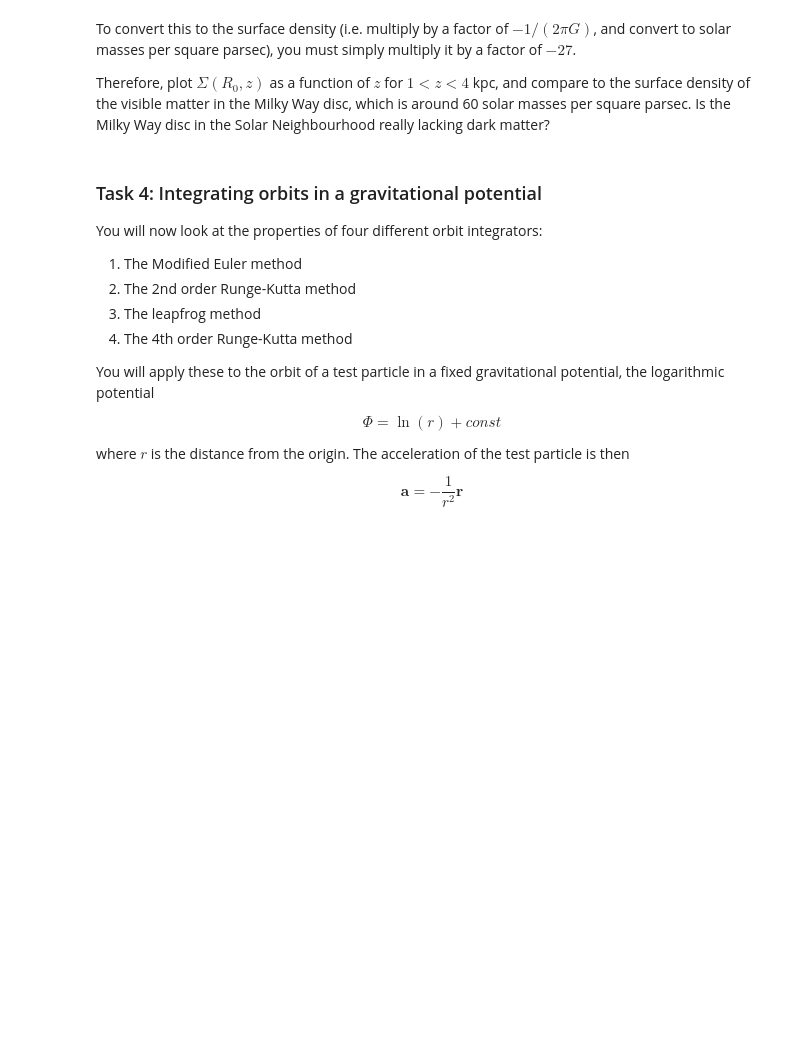
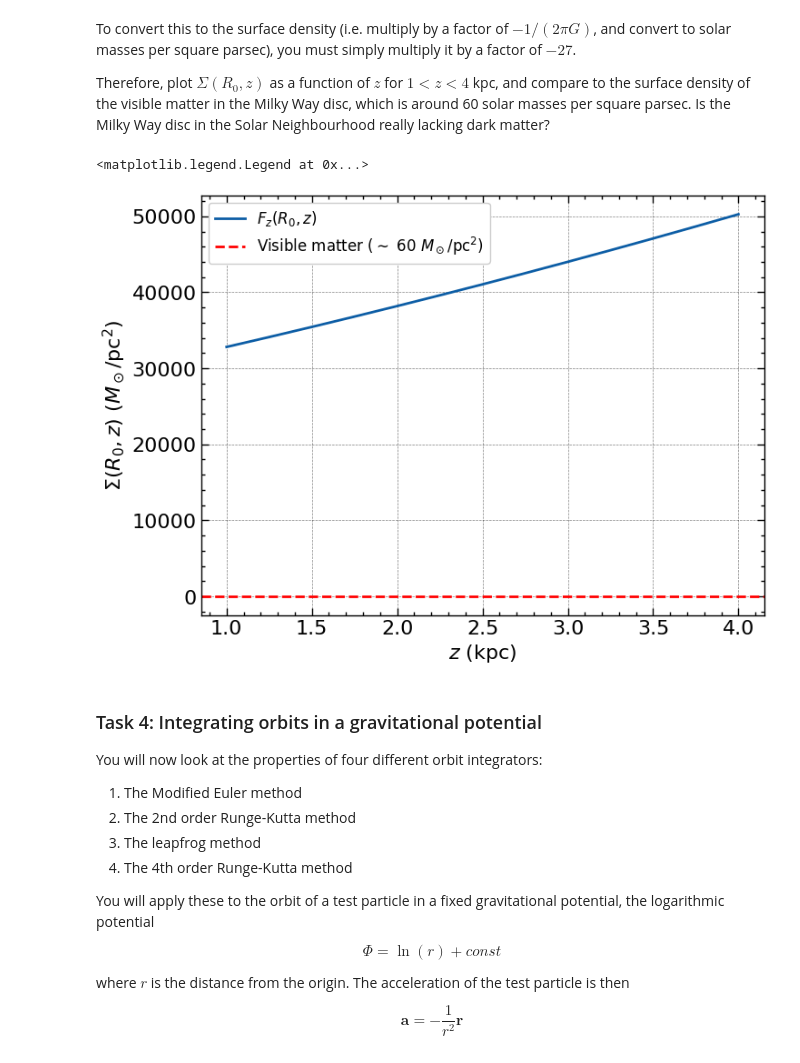
Before and after one commit to fotedarayush/Computational-Fluids-Files, a Jupyter notebook: PA4611 - Coursework2(1).ipynb, the cells around one changed output. Saved outputs shown, nothing was run; the diff lists cells and outputs as text; code cells hidden in the pictures; blank space fills up the shorter version.

```diff
--- a/PA4611 - Coursework2(1).ipynb
+++ b/PA4611 - Coursework2(1).ipynb
@@ -281,6 +405,22 @@ def sigma_Rz2(z):
 To convert this to the surface density (i.e. multiply by a factor of $-1/(2\pi G)$, and convert to solar masses per square parsec), you must simply multiply it by a factor of $-27$.
 
 Therefore, plot $\Sigma(R_0,z)$ as a function of $z$ for $1<z<4$ kpc, and compare to the surface density of the visible matter in the Milky Way disc, which is around 60 solar masses per square parsec. Is the Milky Way disc in the Solar Neighbourhood really lacking dark matter?
+# %%
+def Sigma_Rz(F_z):
+    return F_z * -27
+
+Sigma_R_z_values = Sigma_Rz(F_z_values)
+
+plt.figure(figsize=(8, 6))
+plt.plot(z_values, Sigma_R_z_values, label=r'$F_z(R_0,z)$')
+plt.axhline(60, color = 'r', ls = '--', label='Visible matter ($\sim$ 60 $M_\odot$/pc$^2$)')
+plt.xlabel(r'$z$ (kpc)')
+plt.ylabel(r'$\Sigma(R_0,z)$ ($M_\odot$/pc$^2$)')
+plt.grid(True)
+plt.legend(prop = {'size':12})
+# %% [output]
+<matplotlib.legend.Legend at 0x...>
+[figure, added]
 # %% [markdown]
 ### Task 4: Integrating orbits in a gravitational potential
 
```
Also changed, not shown: parts of 8 cells of this notebook.
